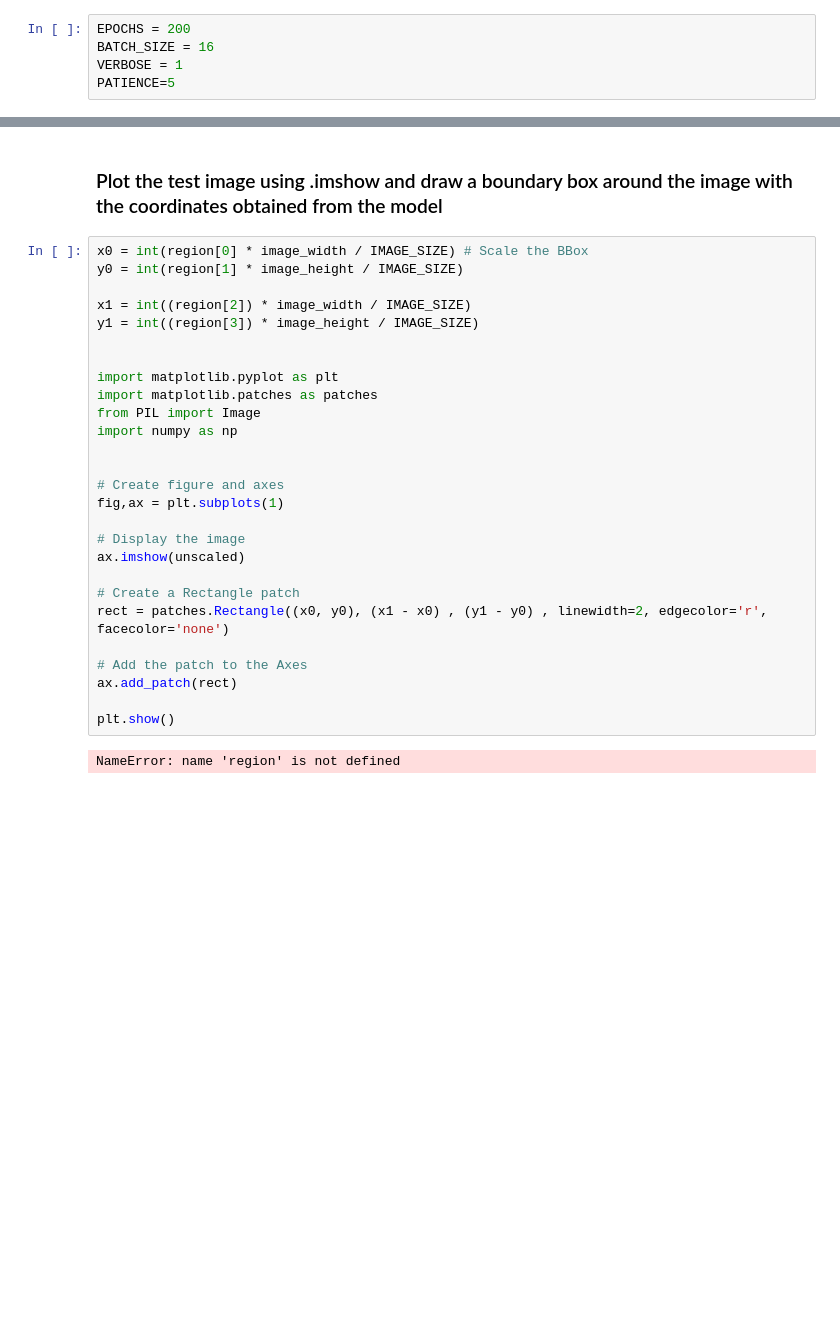
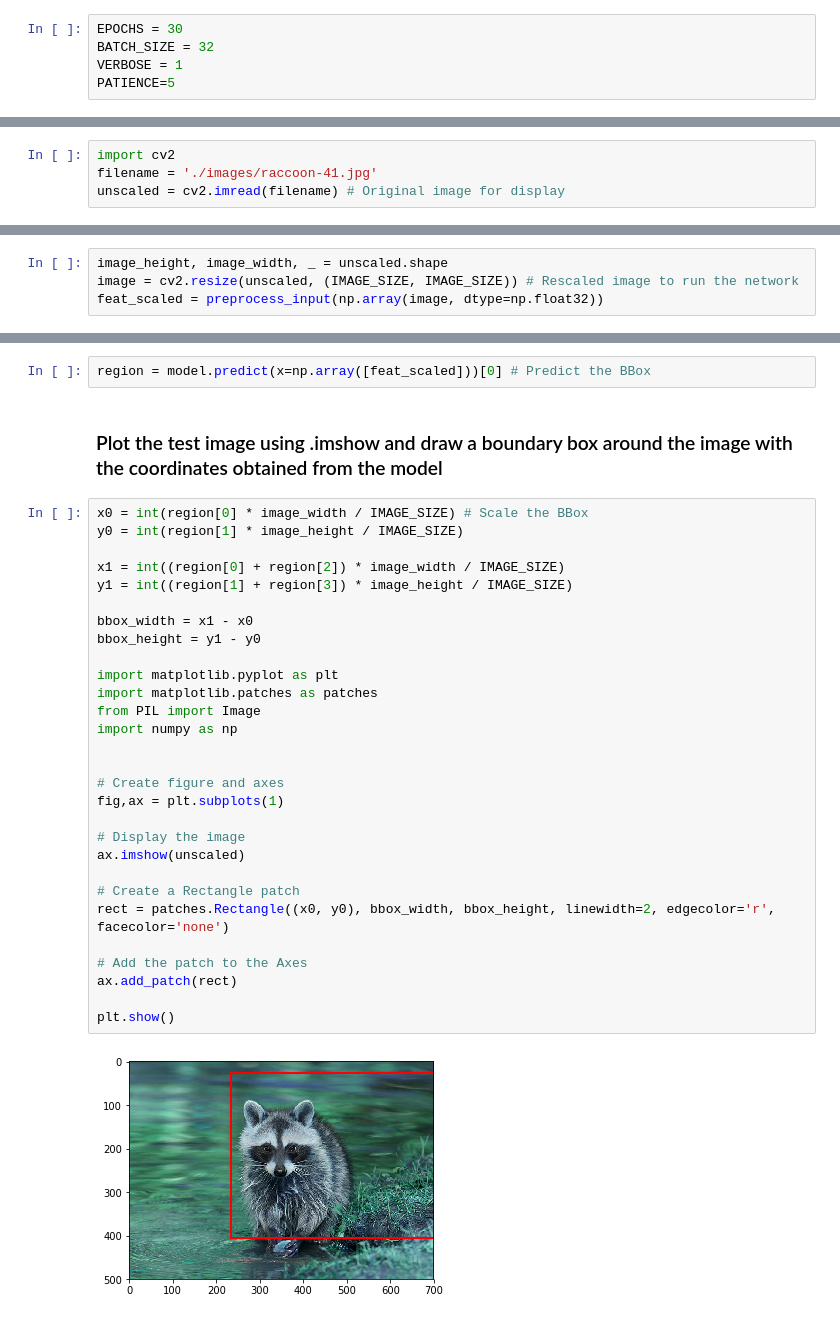
Before and after one commit to beejal27/Course-Labs, a Jupyter notebook: Residency09/Internal/AIML.M.Mar19-Internal_Lab_Questions-1.ipynb, the cells around one changed output, grey strips where cells are left out. Cells and saved outputs as stored; diff of their text form; blank space fills up the shorter version.

```diff
--- a/Residency09/Internal/AIML.M.Mar19-Internal_Lab_Questions-1.ipynb
+++ b/Residency09/Internal/AIML.M.Mar19-Internal_Lab_Questions-1.ipynb
@@ -187,8 +195,8 @@ def IoU(y_true, y_pred):
 1. Optimizer = Adam, Loss = 'mse' and metrics = IoU
 2. Epochs = 30, batch_size = 32, verbose = 1
 # %%
-EPOCHS = 200
-BATCH_SIZE = 16
+EPOCHS = 30
+BATCH_SIZE = 32
 VERBOSE = 1
 PATIENCE=5
 # %%
@@ -227,5 +235,9 @@ Epoch 200/200
 <keras.callbacks.callbacks.History at 0x...>
 # %% [markdown]
 ### Pick a test image from the given data
+# %%
+import cv2
+filename = './images/raccoon-41.jpg'
+unscaled = cv2.imread(filename) # Original image for display
 # %% [markdown]
 ### Resize the image to 128 * 128 and preprocess the image for the MobileNet model
@@ -232,33 +248,41 @@ Epoch 200/200
+# %%
+image_height, image_width, _ = unscaled.shape
+image = cv2.resize(unscaled, (IMAGE_SIZE, IMAGE_SIZE)) # Rescaled image to run the network
+feat_scaled = preprocess_input(np.array(image, dtype=np.float32))
 # %% [markdown]
 ### Predict the coordinates of the bounding box for the given test image
+# %%
+region = model.predict(x=np.array([feat_scaled]))[0] # Predict the BBox
 # %% [markdown]
 ### Plot the test image using .imshow and draw a boundary box around the image with the coordinates obtained from the model
 # %%
 x0 = int(region[0] * image_width / IMAGE_SIZE) # Scale the BBox
 y0 = int(region[1] * image_height / IMAGE_SIZE)
 
-x1 = int((region[2]) * image_width / IMAGE_SIZE)
-y1 = int((region[3]) * image_height / IMAGE_SIZE)
+x1 = int((region[0] + region[2]) * image_width / IMAGE_SIZE)
+y1 = int((region[1] + region[3]) * image_height / IMAGE_SIZE)
 
+bbox_width = x1 - x0
+bbox_height = y1 - y0
 
 import matplotlib.pyplot as plt
 import matplotlib.patches as patches
 from PIL import Image
 import numpy as np
 
 
 # Create figure and axes
 fig,ax = plt.subplots(1)
 
 # Display the image
 ax.imshow(unscaled)
 
 # Create a Rectangle patch
-rect = patches.Rectangle((x0, y0), (x1 - x0) , (y1 - y0) , linewidth=2, edgecolor='r', facecolor='none')
+rect = patches.Rectangle((x0, y0), bbox_width, bbox_height, linewidth=2, edgecolor='r', facecolor='none')
 
 # Add the patch to the Axes
 ax.add_patch(rect)
 
 plt.show()
 # %% [output]
-NameError: name 'region' is not defined
+[figure, added]
```
Also changed, not shown: parts of 4 cells of this notebook.
